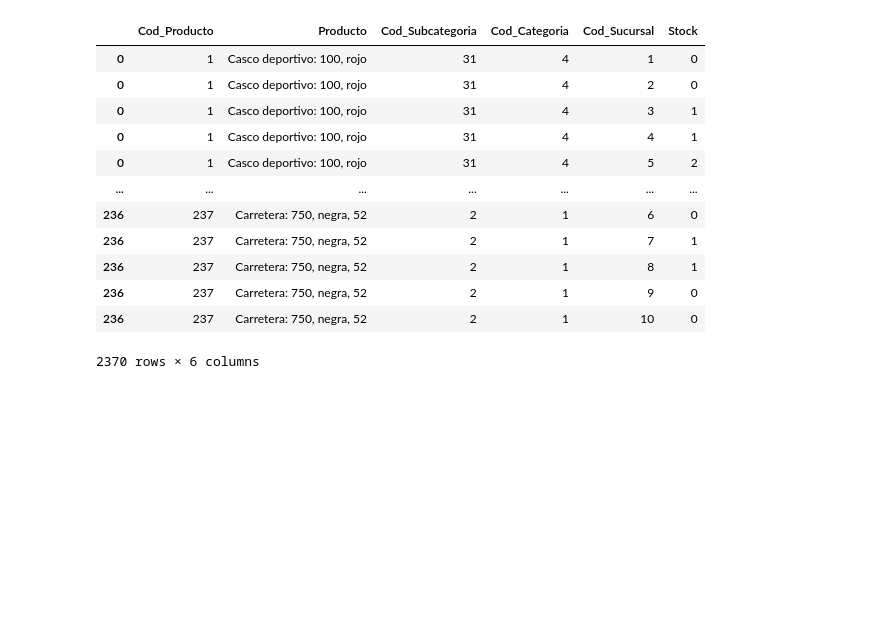
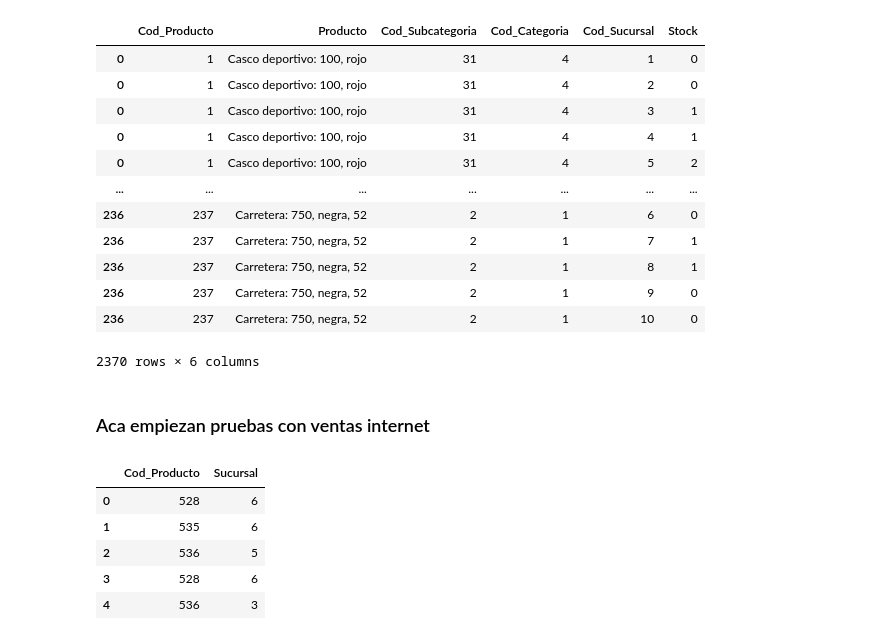
Before and after one commit to federicopfund/data-engineer, a Jupyter notebook: dataframes.ipynb, the cells around one changed output. Saved outputs shown, nothing was run; the diff lists cells and outputs as text; code cells hidden in the pictures; blank space fills up the shorter version.

```diff
--- a/dataframes.ipynb
+++ b/dataframes.ipynb
@@ -361,3 +361,5 @@ df_adlfs.join(df_adlfs2[df_adlfs2.columns[df_adlfs2.columns != 'Stock_Inicial']]
 | 236 | 237 | Carretera: 750, negra, 52 | 2 | 1 | 9 | 0 |
 | 236 | 237 | Carretera: 750, negra, 52 | 2 | 1 | 10 | 0 |
 2370 rows × 6 columns
+# %% [markdown]
+### Aca empiezan pruebas con ventas internet
@@ -363,0 +376,9 @@ df_adlfs.join(df_adlfs2[df_adlfs2.columns[df_adlfs2.columns != 'Stock_Inicial']]
+# %%
+ventas_internet.head()
+# %% [output]
+|  | Cod_Producto | Sucursal |
+| 0 | 528 | 6 |
+| 1 | 535 | 6 |
+| 2 | 536 | 5 |
+| 3 | 528 | 6 |
+| 4 | 536 | 3 |
```
Also changed, not shown: parts of 14 cells of this notebook.
